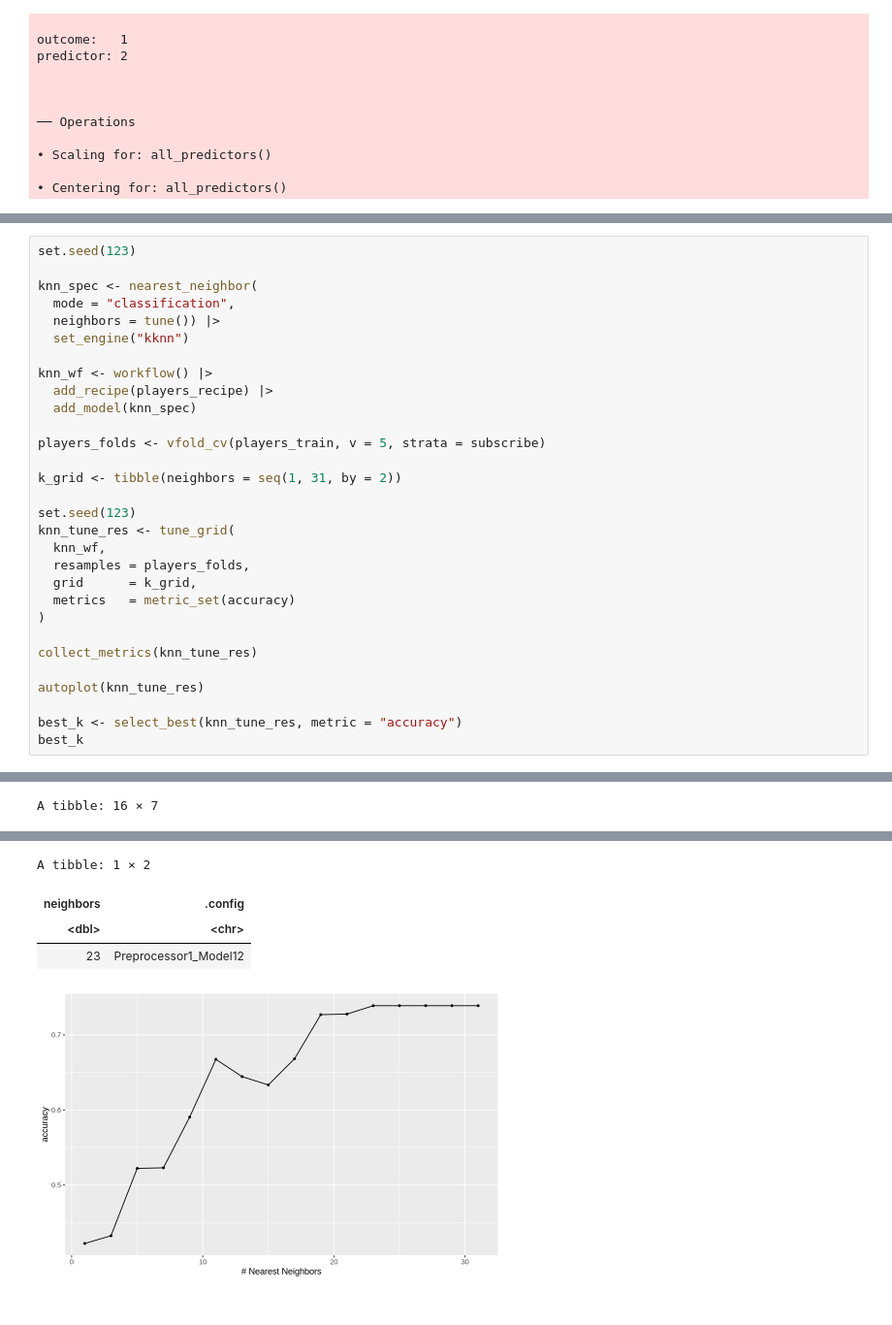
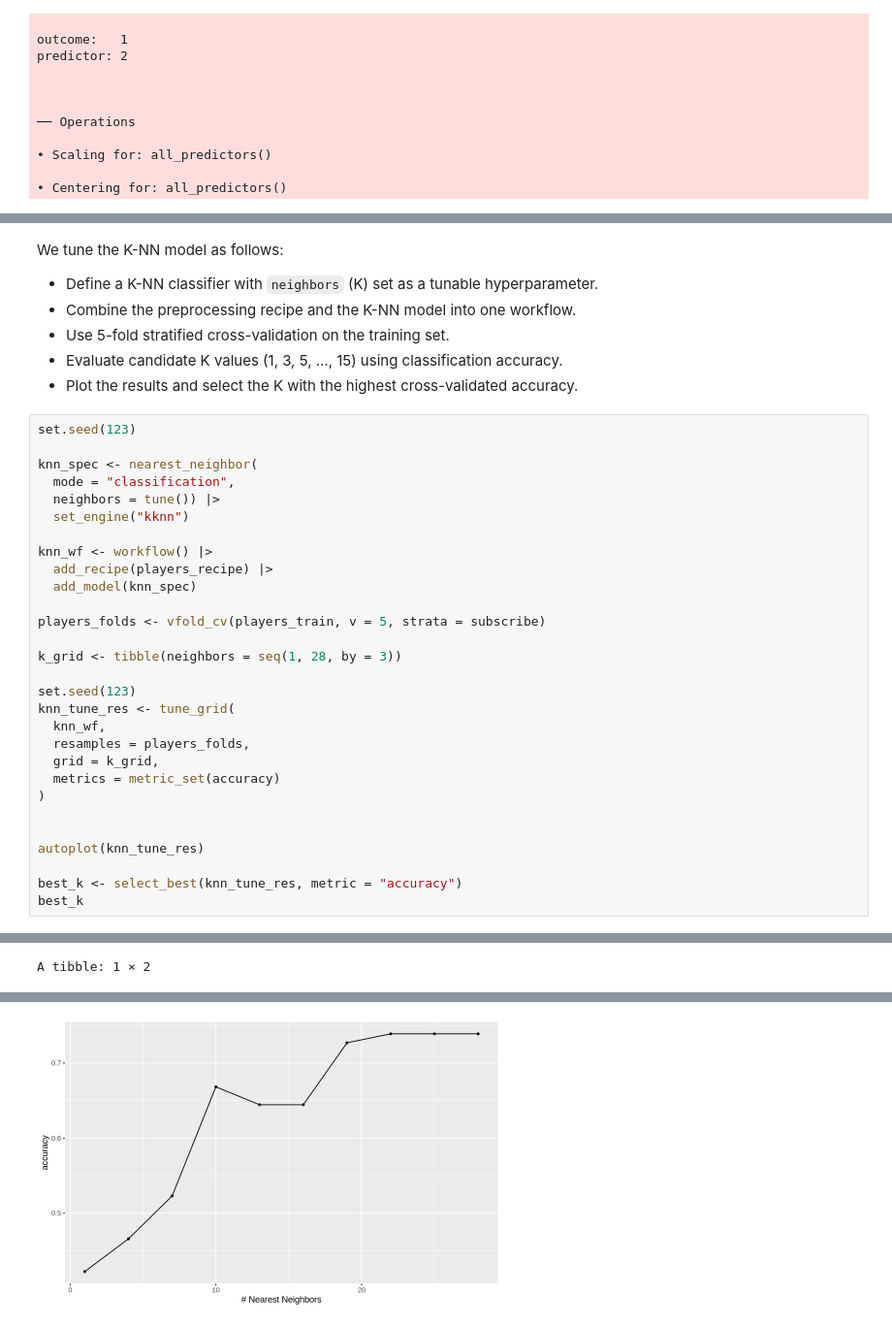
Before and after one commit to kristyluna2006/DSCI-Group-Project-, a Jupyter notebook: Group Project.ipynb, the cells around one changed output, grey strips where cells are left out. Shown at 97% size. Saved outputs shown, nothing was run; the diff lists cells and outputs as text.

```diff
--- a/Group Project.ipynb
+++ b/Group Project.ipynb
@@ -328,3 +266,11 @@ predictor: 2
+# %% [markdown]
+We tune the K-NN model as follows:
+
+- Define a K-NN classifier with `neighbors` (K) set as a tunable hyperparameter.
+- Combine the preprocessing recipe and the K-NN model into one workflow.
+- Use 5-fold stratified cross-validation on the training set.
+- Evaluate candidate K values (1, 3, 5, …, 15) using classification accuracy.
+- Plot the results and select the K with the highest cross-validated accuracy.
 # %%
 set.seed(123)
 
@@ -339,17 +285,16 @@ knn_wf <- workflow() |>
 
 players_folds <- vfold_cv(players_train, v = 5, strata = subscribe)
 
-k_grid <- tibble(neighbors = seq(1, 31, by = 2))
+k_grid <- tibble(neighbors = seq(1, 28, by = 3))
 
 set.seed(123)
 knn_tune_res <- tune_grid(
   knn_wf,
   resamples = players_folds,
-  grid      = k_grid,
-  metrics   = metric_set(accuracy)
+  grid = k_grid,
+  metrics = metric_set(accuracy)
 )
 
-collect_metrics(knn_tune_res)
 
 autoplot(knn_tune_res)
 
@@ -377 +324 @@ There were issues with some computations   A: x1   B: x1
-A tibble: 16 × 7
+A tibble: 1 × 2
@@ -396,5 +328 @@ A tibble: 16 × 7
-A tibble: 1 × 2
-| neighbors | .config |
-| <dbl> | <chr> |
-| 23 | Preprocessor1_Model12 |
-[figure, old version]
+[figure, new version]
```
Also changed, not shown: parts of 8 cells of this notebook.
